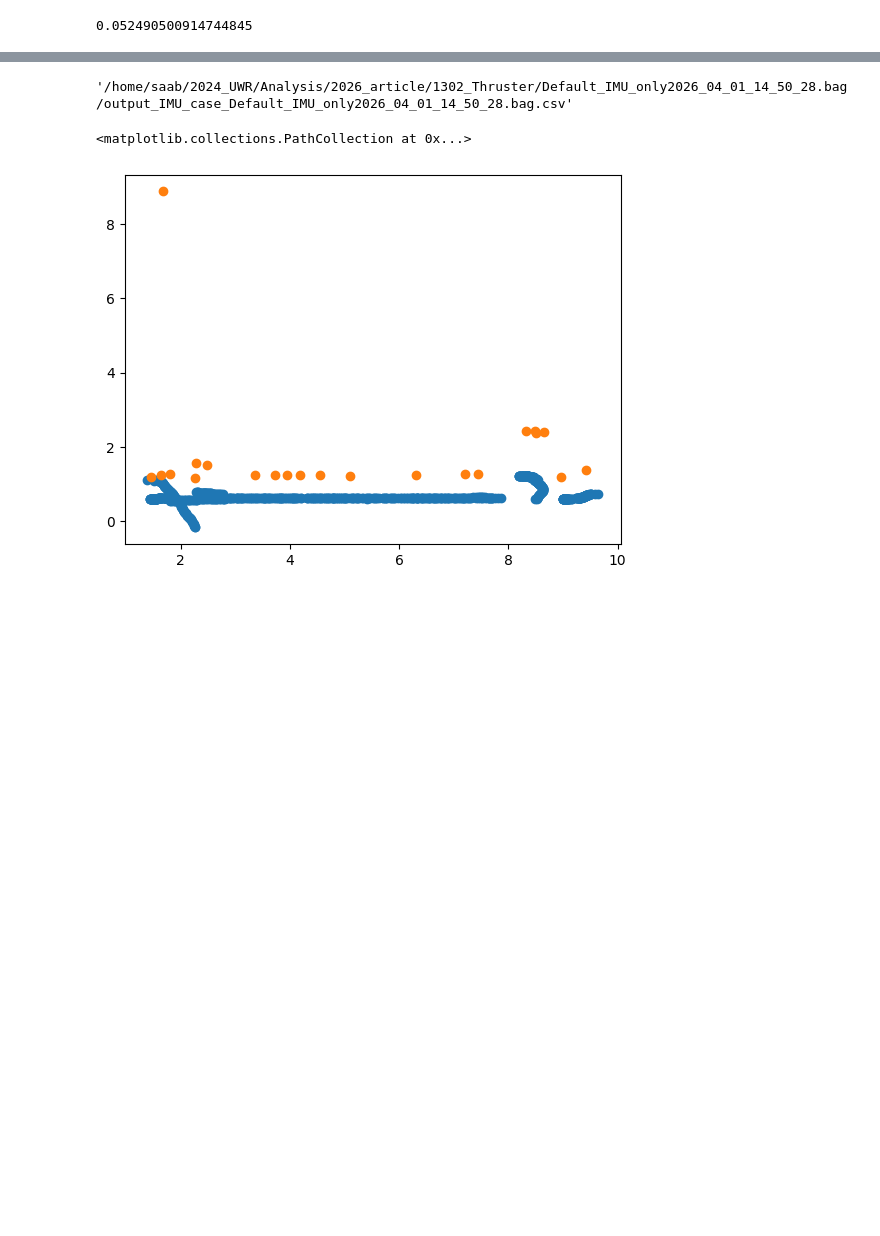
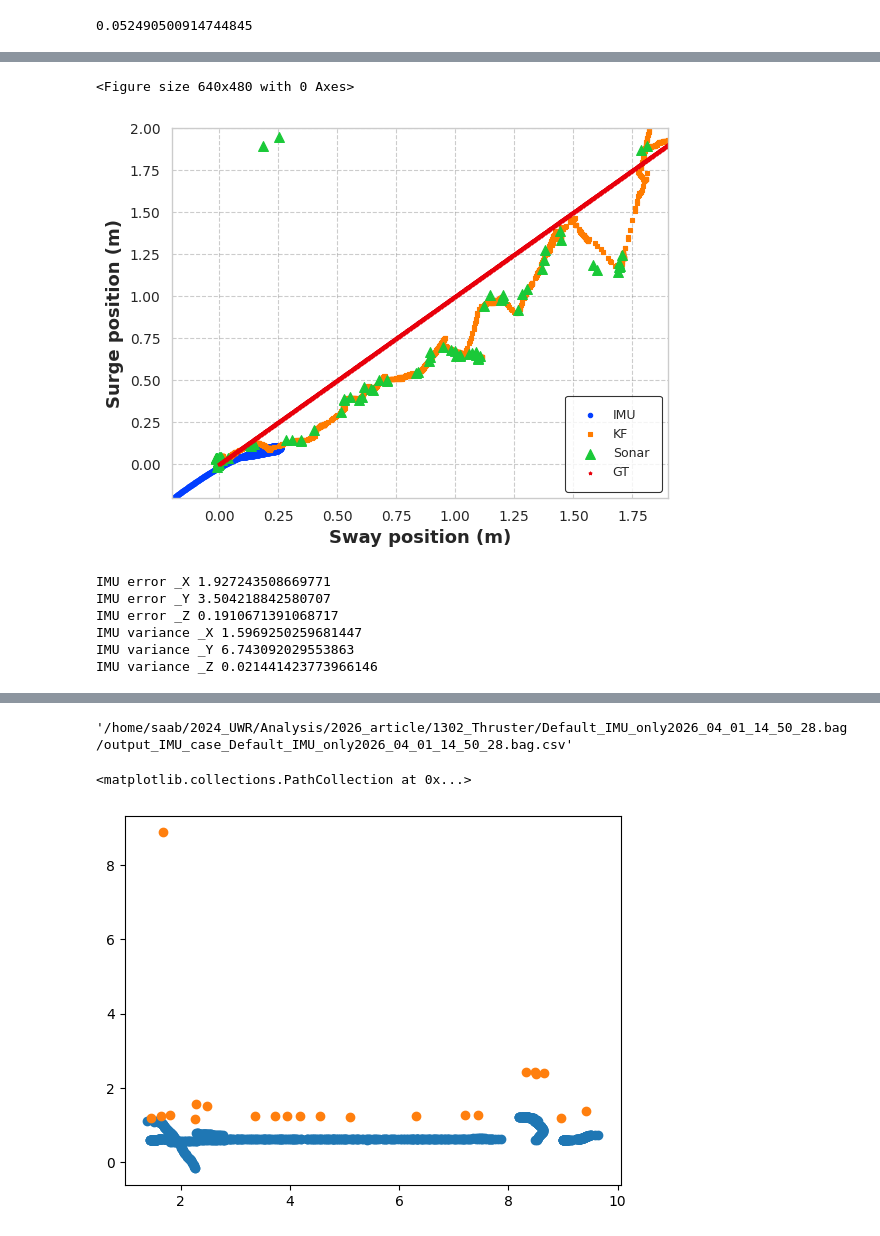
Before and after one commit to SAAB-NTU/2024_UWR, a Jupyter notebook: Analysis/2026_article/2026_analysis_raw.ipynb, the cells around one changed output, grey strips where cells are left out. Saved outputs shown, nothing was run; the diff lists cells and outputs as text; code cells hidden in the pictures; blank space fills up the shorter version.

```diff
--- a/Analysis/2026_article/2026_analysis_raw.ipynb
+++ b/Analysis/2026_article/2026_analysis_raw.ipynb
@@ -473,0 +694,74 @@ trial["Timestamp"]=(trial["Timestamp"])/2
+# %%
+sns.set_style("whitegrid")
+sns.set_context("paper")
+palette = sns.color_palette("bright")
+markers = ['o', 's', '^',"*"]
+sns.despine()
+
+# --- Thesis-level font settings (bold legends, consistent sizes) ---
+plt.rcParams.update({
+    'axes.labelsize': 12,
+    'xtick.labelsize': 10,
+    'ytick.labelsize': 10,
+    'legend.fontsize': 10,
+    'legend.title_fontsize': 12,
+    'legend.edgecolor': 'black'
+})
+#plt.figure(figsize=(7, 5))
+#fig, ax = plt.subplots(1,1,figsize=(7, 5),sharey=True)
+# %% [output]
+<Figure size 640x480 with 0 Axes>
+# %%
+plt.grid(True, linestyle='--', alpha=0.4, color='gray')
+
+
+
+plt.scatter(df_imu["Pose_X"],df_imu["Pose_Y"],label="IMU",s=10,color=palette[0],marker=markers[0])
+plt.scatter(df_kf["Pose_X"]-df_kf["Pose_X"][0],df_kf["Pose_Y"]-df_kf["Pose_Y"][0],label="KF",s=10,color=palette[1],marker=markers[1])
+plt.scatter((df_sbs["Sonar_distance_1"]-df_sbs["Sonar_distance_1"][0])/1000,(df_sbs["Sonar_distance_2"]-df_sbs["Sonar_distance_2"][0])/1000,label="Sonar",s=50,color=palette[2],marker=markers[2])
+plt.scatter(gt_interp_x_kf,gt_interp_y_kf,label="GT",s=5,color=palette[3],marker=markers[3])
+
+plt.ylim(-0.2,2)
+plt.xlim(-0.2,1.9)
+#plt.title("Trajectory Comparison")
+plt.legend(
+fontsize=9,
+frameon=True,
+fancybox=True,
+borderpad=1,
+edgecolor='black'
+)
+#plt.xlim([0,70])
+
+plt.xlabel("Sway position (m)",fontsize=13, fontweight='bold')
+plt.ylabel("Surge position (m)",fontsize=13, fontweight='bold')
+plt.savefig("/home/saab/2024_UWR/Analysis/2026_article/Stepper_not_aligned/Selected/trajectory_comparison.png",dpi=300)
+# %% [output]
+[figure, added]
+# %%
+#RMSE Calculation and variance for IMU
+rmse_val_imu_x=np.sqrt(((gt_interp_x_imu[:] - (df_imu["Pose_X"][:])) ** 2).mean())
+rmse_val_imu_y=np.sqrt(((gt_interp_y_imu[:] - (df_imu["Pose_Y"][:]) ) ** 2).mean())
+rmse_val_imu_z=np.sqrt(((gt_interp_z_imu[:] - df_imu["Pose_Z"][:]) ** 2).mean())
+print("IMU error _X",rmse_val_imu_x
+      )
+print("IMU error _Y",rmse_val_imu_y
+      )
+print("IMU error _Z",rmse_val_imu_z
+      )
+var_val_imu_x=np.var(gt_interp_x_imu[:] - (df_imu["Pose_X"][:]))
+var_val_imu_y=np.var(gt_interp_y_imu[:] - (df_imu["Pose_Y"][:]))
+var_val_imu_z=np.var(gt_interp_z_imu[:] - df_imu["Pose_Z"][:])
+print("IMU variance _X",var_val_imu_x
+      )
+print("IMU variance _Y",var_val_imu_y
+      )
+print("IMU variance _Z",var_val_imu_z
+      )
+# %% [output]
+IMU error _X 1.927243508669771
+IMU error _Y 3.504218842580707
+IMU error _Z 0.1910671391068717
+IMU variance _X 1.5969250259681447
+IMU variance _Y 6.743092029553863
+IMU variance _Z 0.021441423773966146
```
Also changed, not shown: parts of 30 cells of this notebook, 1 other file.
